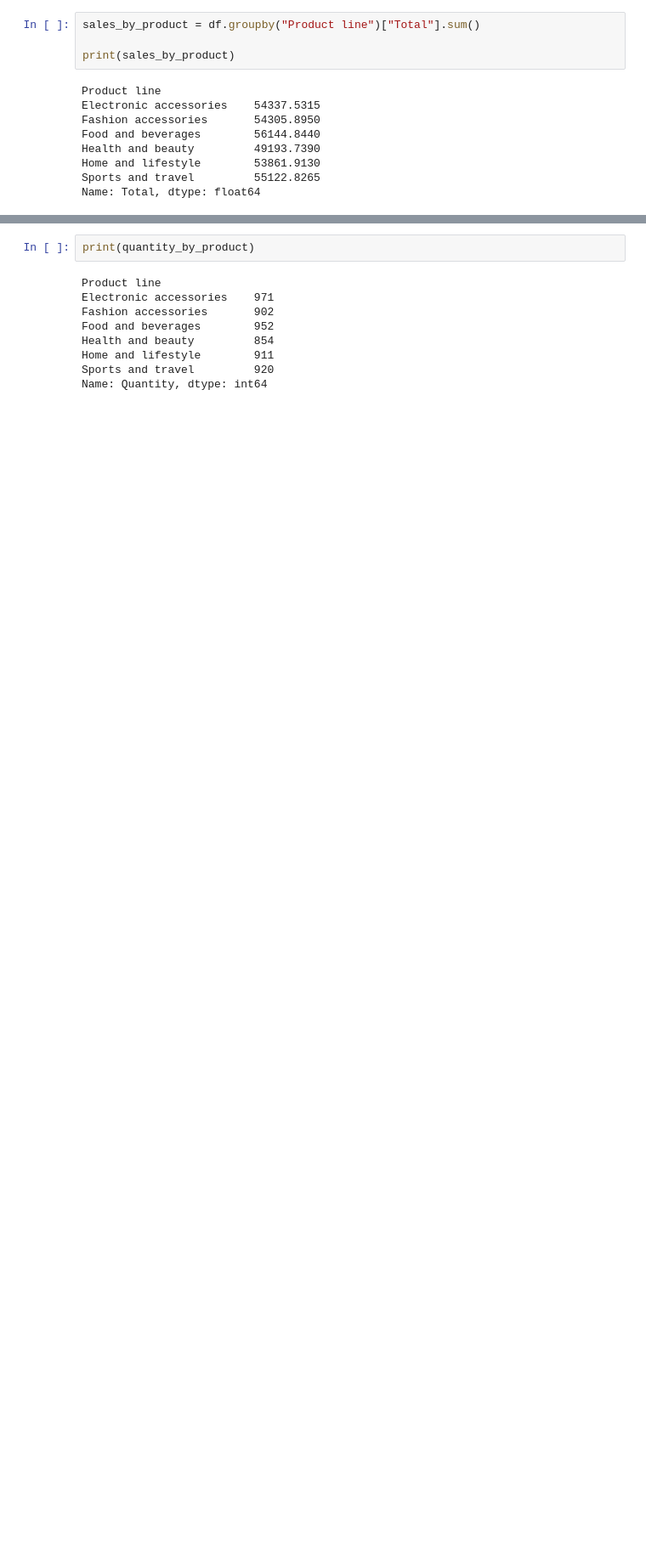
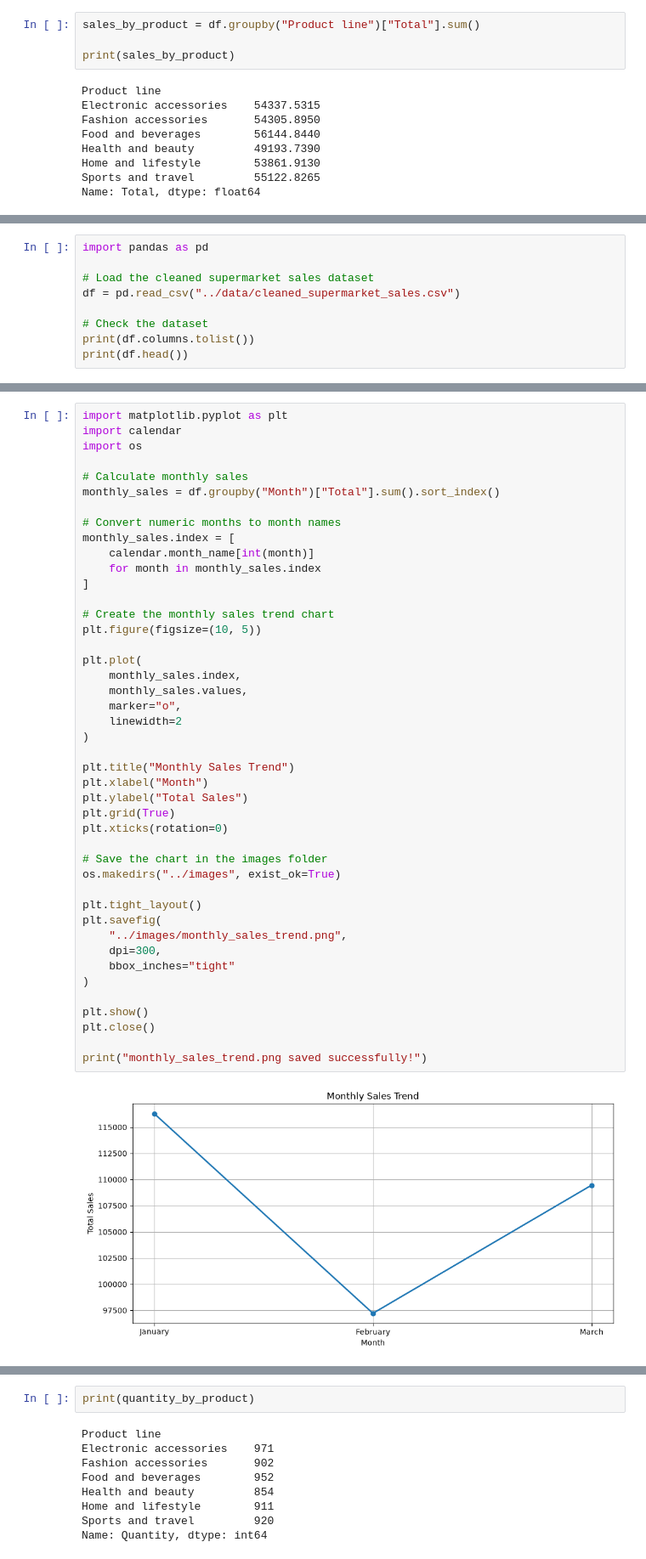
Before and after one commit to nagidisalmonraju/supermarket-sales-analysis, a Jupyter notebook: notebooks/supermarket_analysis.ipynb, the cells around one changed output, grey strips where cells are left out. Shown at 85% size. Drawn from its saved outputs; the diff is of its cells as text; blank space fills up the shorter version.

```diff
--- a/notebooks/supermarket_analysis.ipynb
+++ b/notebooks/supermarket_analysis.ipynb
@@ -289,0 +302,9 @@ plt.show()
+# %%
+import pandas as pd
+
+# Load the cleaned supermarket sales dataset
+df = pd.read_csv("../data/cleaned_supermarket_sales.csv")
+
+# Check the dataset
+print(df.columns.tolist())
+print(df.head())
@@ -289,0 +329,46 @@ plt.show()
+# %%
+import matplotlib.pyplot as plt
+import calendar
+import os
+
+# Calculate monthly sales
+monthly_sales = df.groupby("Month")["Total"].sum().sort_index()
+
+# Convert numeric months to month names
+monthly_sales.index = [
+    calendar.month_name[int(month)]
+    for month in monthly_sales.index
+]
+
+# Create the monthly sales trend chart
+plt.figure(figsize=(10, 5))
+
+plt.plot(
+    monthly_sales.index,
+    monthly_sales.values,
+    marker="o",
+    linewidth=2
+)
+
+plt.title("Monthly Sales Trend")
+plt.xlabel("Month")
+plt.ylabel("Total Sales")
+plt.grid(True)
+plt.xticks(rotation=0)
+
+# Save the chart in the images folder
+os.makedirs("../images", exist_ok=True)
+
+plt.tight_layout()
+plt.savefig(
+    "../images/monthly_sales_trend.png",
+    dpi=300,
+    bbox_inches="tight"
+)
+
+plt.show()
+plt.close()
+
+print("monthly_sales_trend.png saved successfully!")
+# %% [output]
+[figure, added]
```
Also changed, not shown: parts of 7 cells of this notebook, 13 other files.
